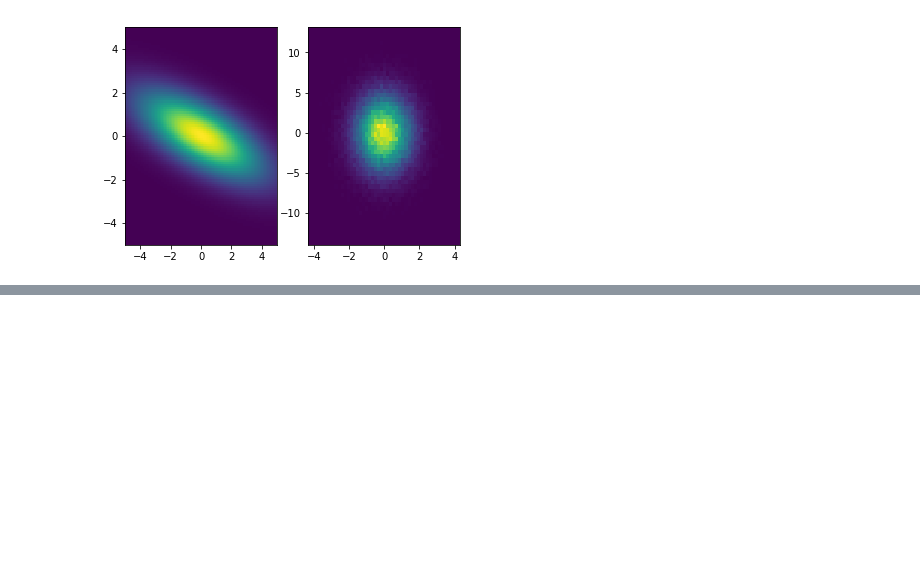
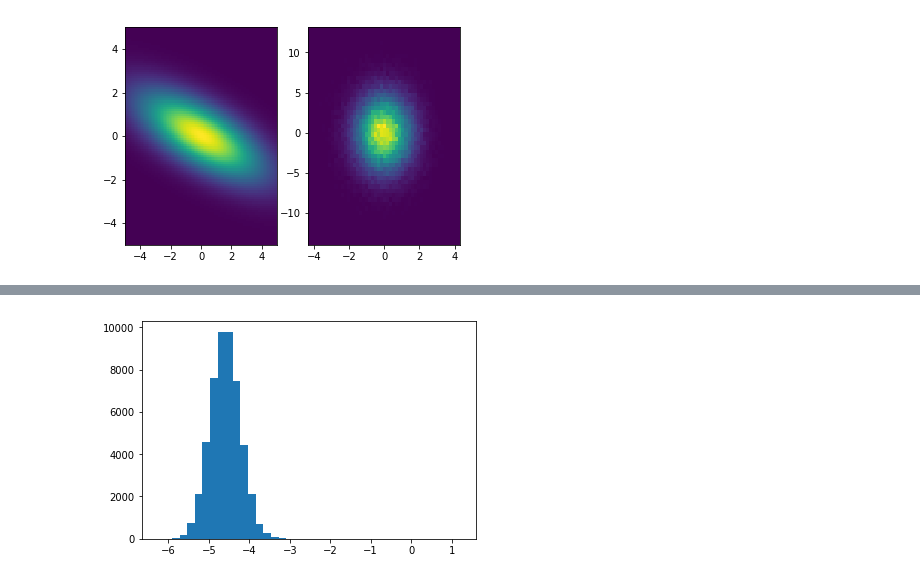
Before and after one commit to JoseMontanaC/Metodos_Computacionales, a Jupyter notebook: Repaso_Ejercicios/Ejercicio_5/Ejercicio_5.ipynb, the cells around one changed output, grey strips where cells are left out. Cells and saved outputs as stored; diff of their text form; code cells hidden in the pictures; blank space fills up the shorter version.

```diff
--- a/Repaso_Ejercicios/Ejercicio_5/Ejercicio_5.ipynb
+++ b/Repaso_Ejercicios/Ejercicio_5/Ejercicio_5.ipynb
@@ -399,0 +464,4 @@ plt.show()
+# %%
+_=plt.hist(lista_b, bins=40)
+# %% [output]
+[figure, added]
```
Also changed, not shown: parts of 23 cells of this notebook.
